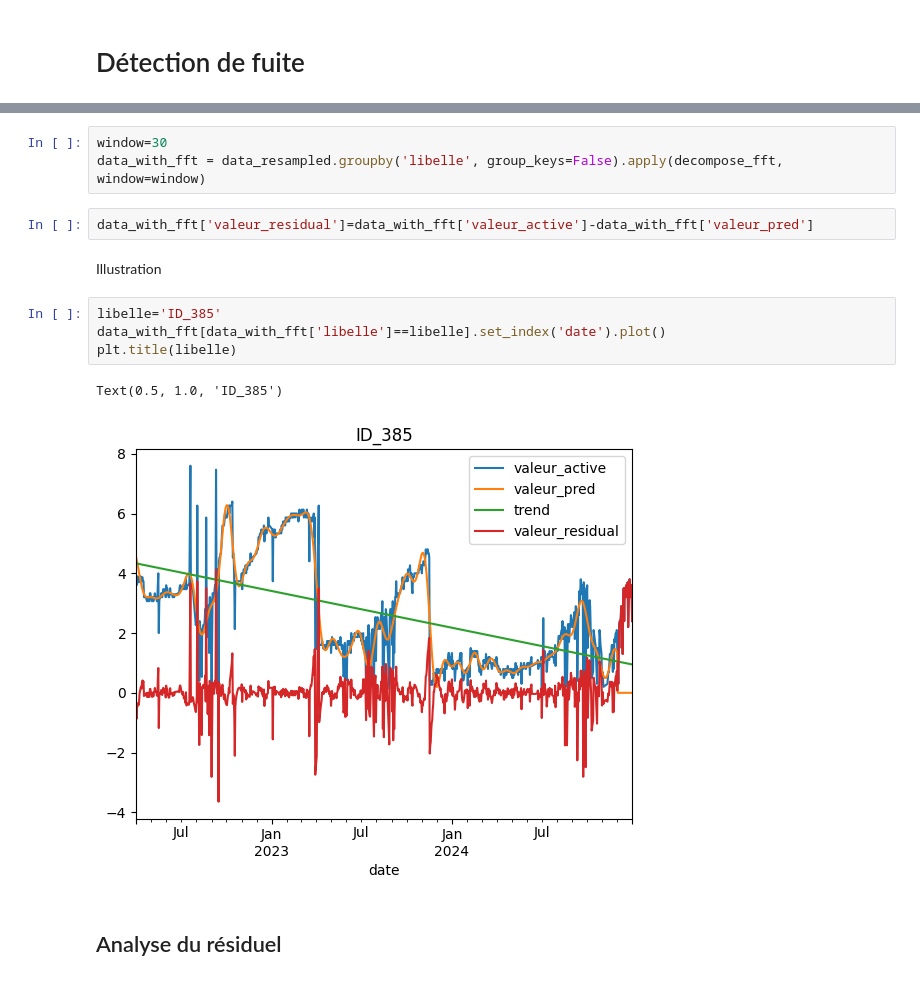
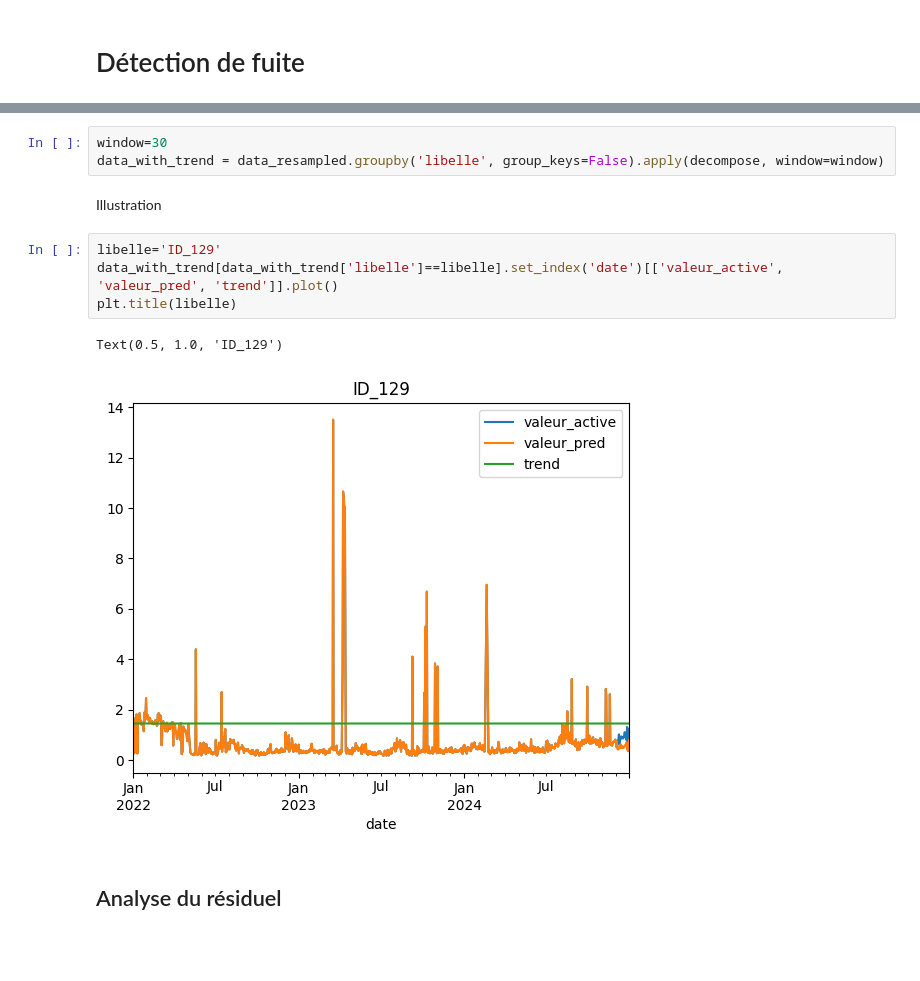
Before and after one commit to montagneForEver/ML_consommation_eau, a Jupyter notebook: presentation.ipynb, the cells around one changed output, grey strips where cells are left out. Drawn from its saved outputs; the diff is of its cells as text; blank space fills up the shorter version.

```diff
--- a/presentation.ipynb
+++ b/presentation.ipynb
@@ -734,17 +731,15 @@ def decompose_fft(group, window=30):
 # %%
 window=30
-data_with_fft = data_resampled.groupby('libelle', group_keys=False).apply(decompose_fft, window=window)
+data_with_trend = data_resampled.groupby('libelle', group_keys=False).apply(decompose, window=window)
-# %%
-data_with_fft['valeur_residual']=data_with_fft['valeur_active']-data_with_fft['valeur_pred']
 # %% [markdown]
 Illustration
 # %%
-libelle='ID_385'
-data_with_fft[data_with_fft['libelle']==libelle].set_index('date').plot()
+libelle='ID_129'
+data_with_trend[data_with_trend['libelle']==libelle].set_index('date')[['valeur_active', 'valeur_pred', 'trend']].plot()
 plt.title(libelle)
 # %% [output]
-Text(0.5, 1.0, 'ID_385')
+Text(0.5, 1.0, 'ID_129')
-[figure, old version]
+[figure, new version]
 # %% [markdown]
 ## Analyse du résiduel
 # %%
```
Also changed, not shown: parts of 20 cells of this notebook, 2 other files.
